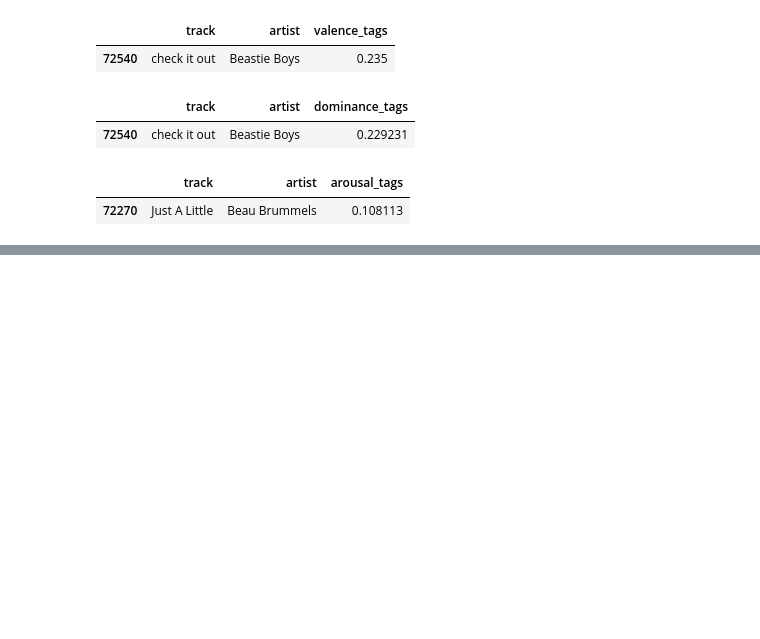
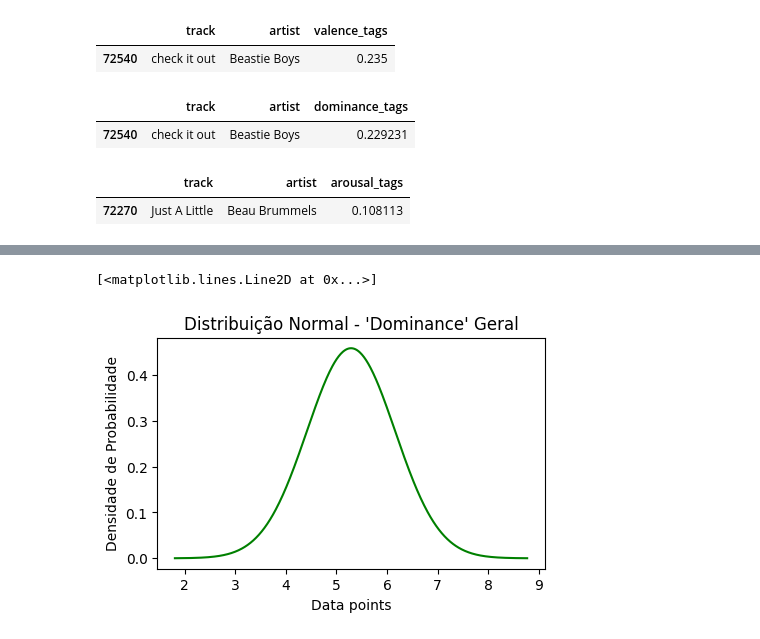
Before and after one commit to Texugo-928/EDA_Projeto_Sentimento_Musical, a Jupyter notebook: projeto-annaclara.ipynb, the cells around one changed output, grey strips where cells are left out. Drawn from its saved outputs; the diff is of its cells as text; code cells hidden in the pictures; blank space fills up the shorter version.

```diff
--- a/projeto-annaclara.ipynb
+++ b/projeto-annaclara.ipynb
@@ -800,0 +837,3 @@ dados[['track', 'artist', 'arousal_tags']].loc[dados['arousal_tags']==dados['aro
+# %%
+df_dominance_tags = dados.groupby(['genre']).agg({'dominance_tags': 'mean'}).sort_values(['dominance_tags'], ascending=False)
+df_dominance_tags.describe()
@@ -800,0 +850,22 @@ dados[['track', 'artist', 'arousal_tags']].loc[dados['arousal_tags']==dados['aro
+# %%
+media_dominance_tags = round(df_dominance_tags.mean(), 2)
+desvio_padrao_dominance_tags = round(df_dominance_tags.std(), 2)
+
+plt.figure(figsize=(5,3))
+
+x2 = np.linspace(media_dominance_tags-4*desvio_padrao_dominance_tags, media_dominance_tags+4*desvio_padrao_dominance_tags, 500)
+
+y2 = norm(loc = media_dominance_tags, scale = desvio_padrao_dominance_tags).pdf(x2)
+
+plt.title("Distribuição Normal - 'Dominance' Geral")
+
+# Label X
+plt.xlabel('Data points')
+
+# Label Y
+plt.ylabel('Densidade de Probabilidade')
+
+plt.plot(x2, y2, color = 'green')
+# %% [output]
+[<matplotlib.lines.Line2D at 0x...>]
+[figure, added]
```
Also changed, not shown: parts of 29 cells of this notebook.
